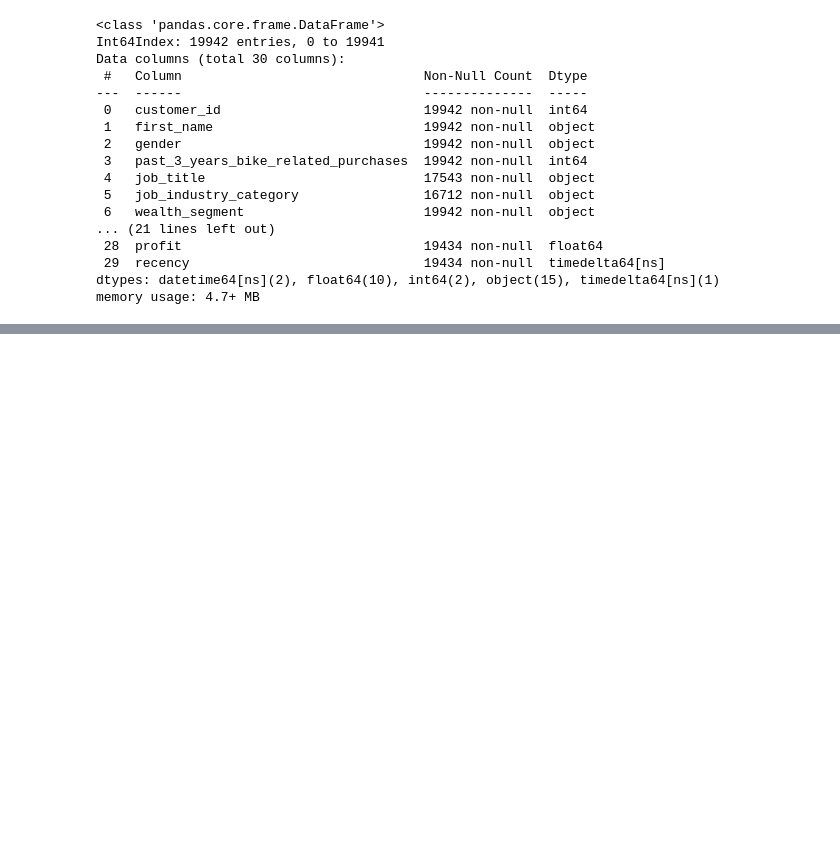
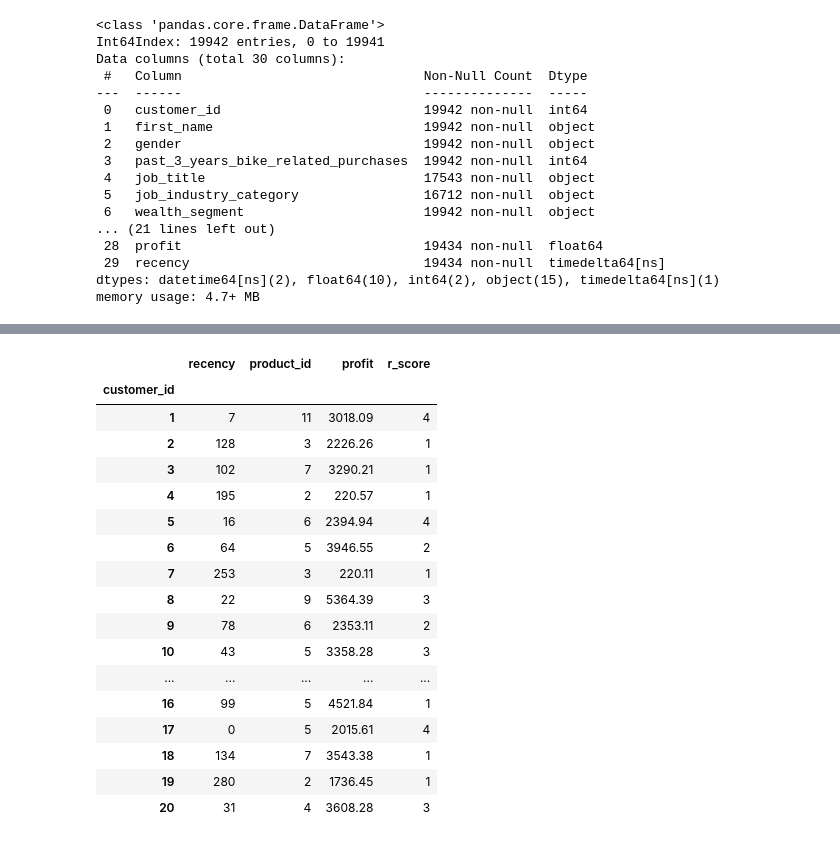
Before and after one commit to victordanok/KPMG-Forage-Internship, a Jupyter notebook: KPMG Module 1.ipynb, the cells around one changed output, grey strips where cells are left out. Saved outputs shown, nothing was run; the diff lists cells and outputs as text; code cells hidden in the pictures; blank space fills up the shorter version.

```diff
--- a/KPMG Module 1.ipynb
+++ b/KPMG Module 1.ipynb
@@ -501,3 +538,7 @@ test = pd.DataFrame(customers, columns = ['customer_id', 'recency', 'product_id'
+# %%
+test = test.groupby('customer_id').aggregate({'recency' : 'min',
+                                       'product_id' : 'count',
+                                       'profit' : 'sum'})
 # %%
 test.info()
 # %% [output]
@@ -591,0 +640,21 @@ test['r_score'] = test['recency'].apply(r_score)
+# %%
+test.head(20)
+# %% [output]
+|  | recency | product_id | profit | r_score |
+| customer_id |  |  |  |  |
+| 1 | 7 | 11 | 3018.09 | 4 |
+| 2 | 128 | 3 | 2226.26 | 1 |
+| 3 | 102 | 7 | 3290.21 | 1 |
+| 4 | 195 | 2 | 220.57 | 1 |
+| 5 | 16 | 6 | 2394.94 | 4 |
+| 6 | 64 | 5 | 3946.55 | 2 |
+| 7 | 253 | 3 | 220.11 | 1 |
+| 8 | 22 | 9 | 5364.39 | 3 |
+| 9 | 78 | 6 | 2353.11 | 2 |
+| 10 | 43 | 5 | 3358.28 | 3 |
+| ... | ... | ... | ... | ... |
+| 16 | 99 | 5 | 4521.84 | 1 |
+| 17 | 0 | 5 | 2015.61 | 4 |
+| 18 | 134 | 7 | 3543.38 | 1 |
+| 19 | 280 | 2 | 1736.45 | 1 |
+| 20 | 31 | 4 | 3608.28 | 3 |
```
Also changed, not shown: parts of 16 cells of this notebook.
